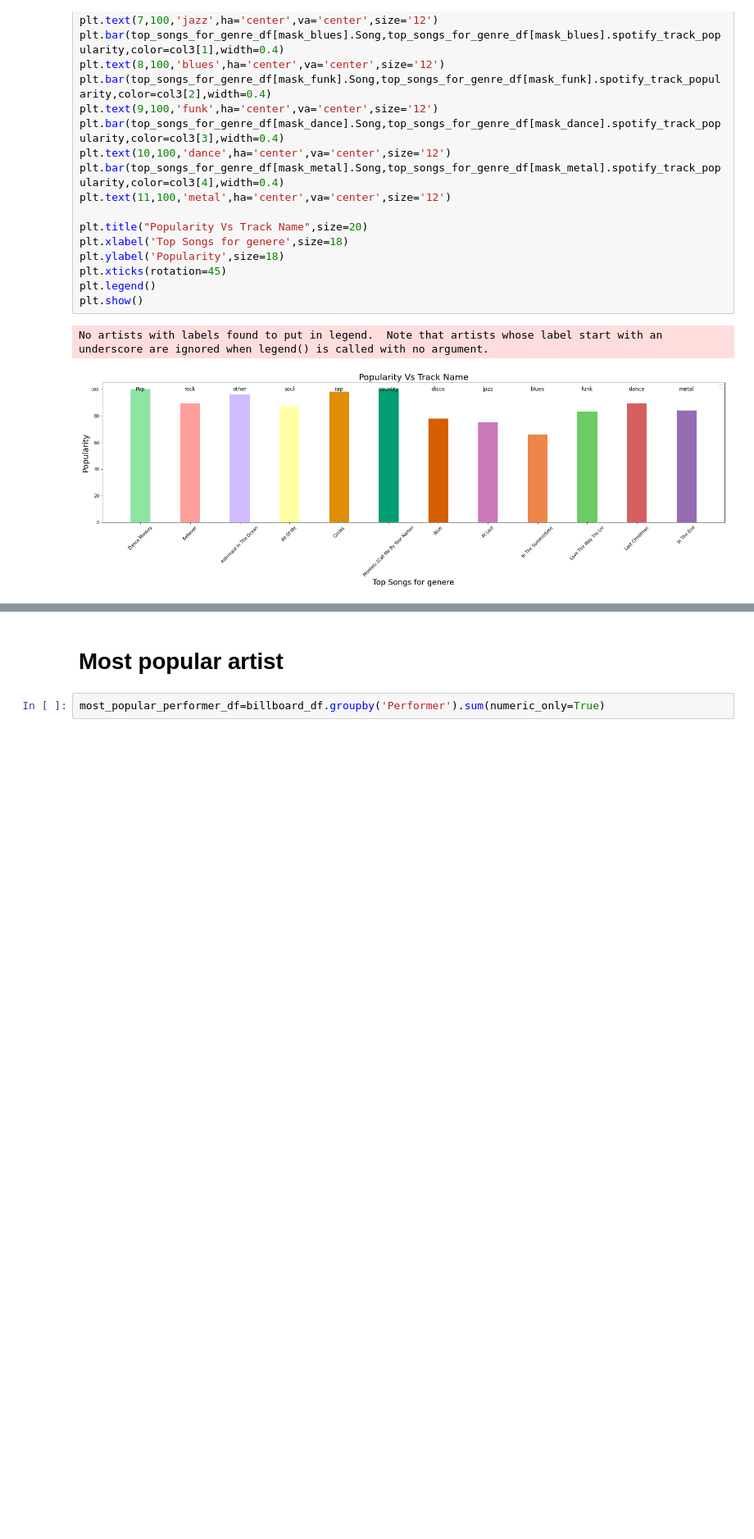
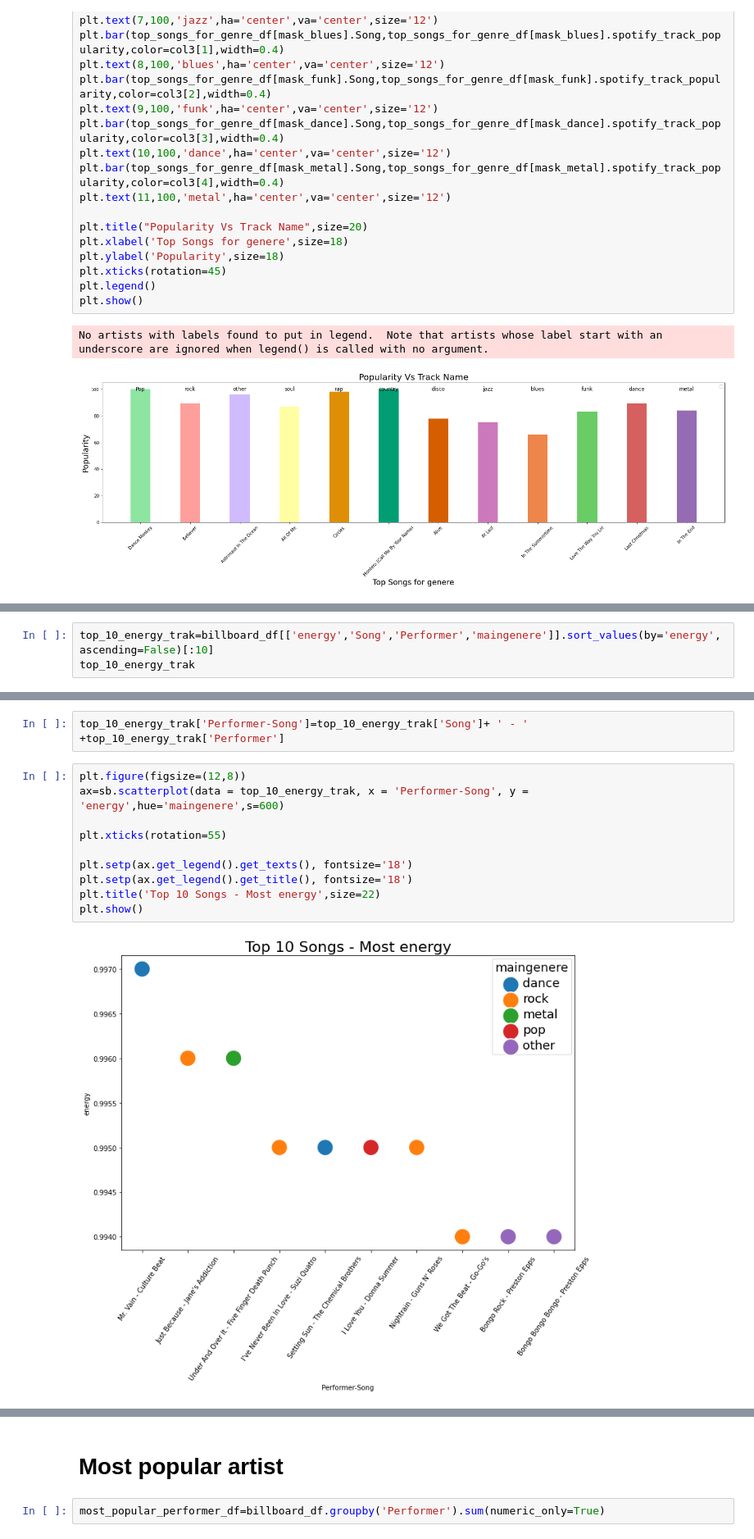
Before and after one commit to alelovo/Project_programming, a Jupyter notebook: project.ipynb, the cells around one changed output, grey strips where cells are left out. Shown at 82% size. Saved outputs shown, nothing was run; the diff lists cells and outputs as text; blank space fills up the shorter version.

```diff
--- a/project.ipynb
+++ b/project.ipynb
@@ -1073,0 +1193,3 @@ No artists with labels found to put in legend.  Note that artists whose label st
+# %%
+top_10_energy_trak=billboard_df[['energy','Song','Performer','maingenere']].sort_values(by='energy',ascending=False)[:10]
+top_10_energy_trak
@@ -1073,0 +1208,14 @@ No artists with labels found to put in legend.  Note that artists whose label st
+# %%
+top_10_energy_trak['Performer-Song']=top_10_energy_trak['Song']+ ' - ' +top_10_energy_trak['Performer']
+# %%
+plt.figure(figsize=(12,8))
+ax=sb.scatterplot(data = top_10_energy_trak, x = 'Performer-Song', y = 'energy',hue='maingenere',s=600)
+
+plt.xticks(rotation=55)
+
+plt.setp(ax.get_legend().get_texts(), fontsize='18')
+plt.setp(ax.get_legend().get_title(), fontsize='18')
+plt.title('Top 10 Songs - Most energy',size=22)
+plt.show()
+# %% [output]
+[figure, added]
```
Also changed, not shown: parts of 39 cells of this notebook.
